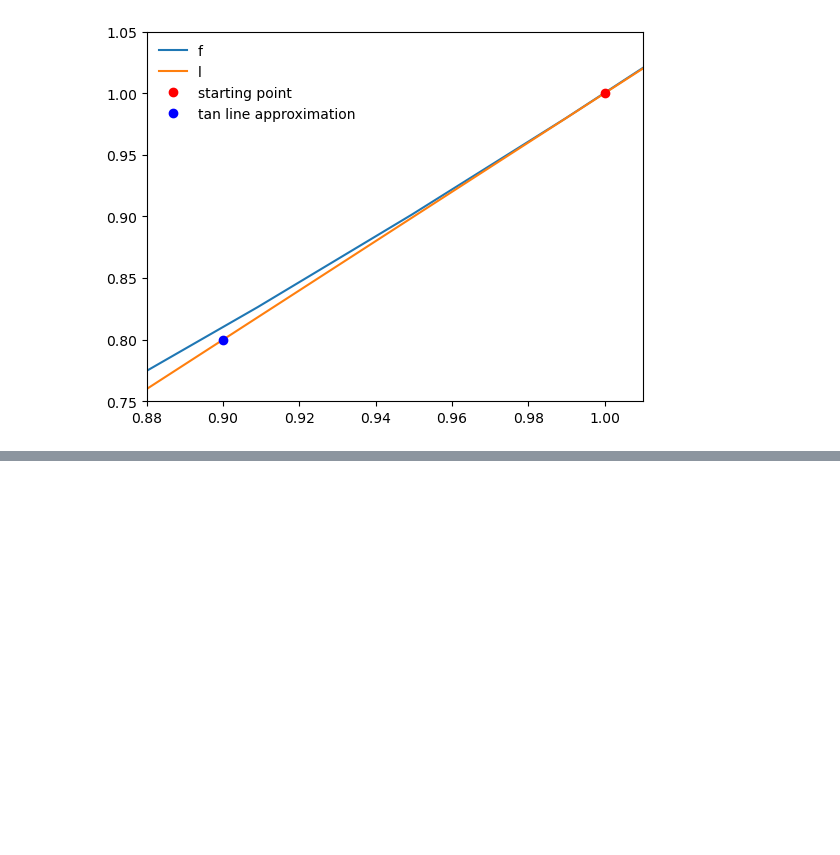
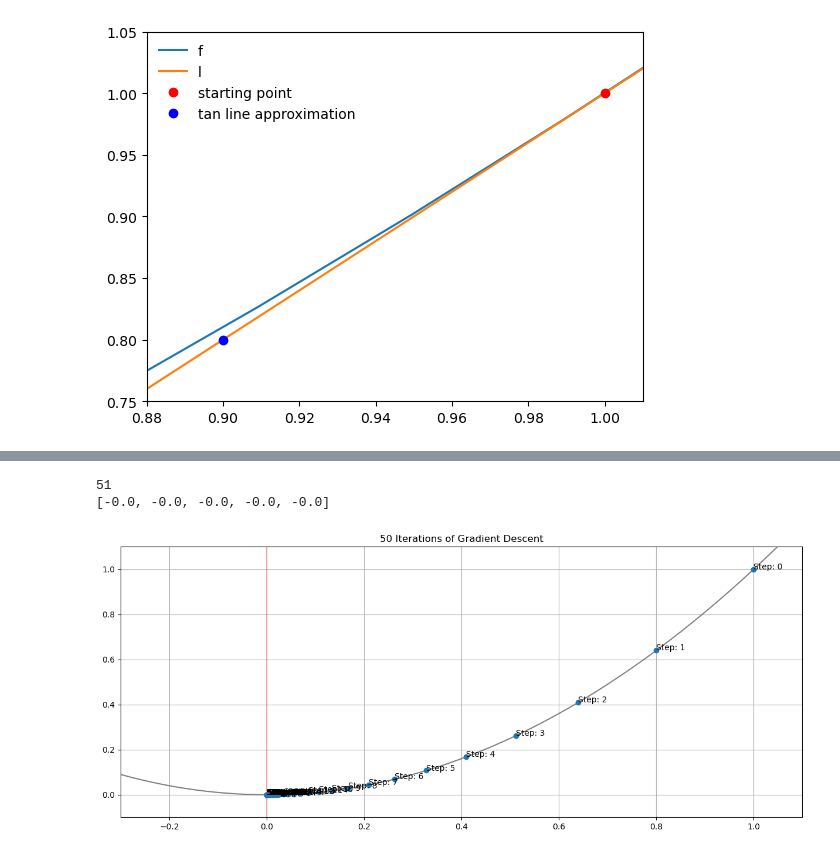
Before and after one commit to lis497/UCBerkeley-Haas-ML, a Jupyter notebook: M15/M15_1_Gradient_Descent.ipynb, the cells around one changed output, grey strips where cells are left out. Drawn from its saved outputs; the diff is of its cells as text; code cells hidden in the pictures; blank space fills up the shorter version.

Commit message:
Gradient Descent by Hand

```diff
--- a/M15/M15_1_Gradient_Descent.ipynb
+++ b/M15/M15_1_Gradient_Descent.ipynb
@@ -239,0 +340,25 @@ plt.legend(frameon = False);
+# %%
+xs = [1]
+for i in range(50):
+    x_next = xs[-1] - 0.1*df(xs[-1])
+    xs.append(x_next)
+
+print(len(xs)) #should be 51
+print([round(i, 2) for i in xs[-5:]])
+# %% [output]
+51
+[-0.0, -0.0, -0.0, -0.0, -0.0]
+# %%
+x = np.linspace(-3, 3, 1000)
+plt.figure(figsize = (15, 6))
+for i, x0 in enumerate(xs):
+  plt.text(x0, f(x0), f'Step: {i}');
+plt.axvline(x0, color = 'red', alpha = 0.3)
+plt.plot(x, f(x), color = 'gray')
+plt.plot(xs, f(np.array(xs)), 'o')
+plt.xlim(-.3, 1.1)
+plt.ylim(-0.1, 1.1)
+plt.title('50 Iterations of Gradient Descent')
+plt.grid();
+# %% [output]
+[figure, added]
```
Also changed, not shown: parts of 22 cells of this notebook.
